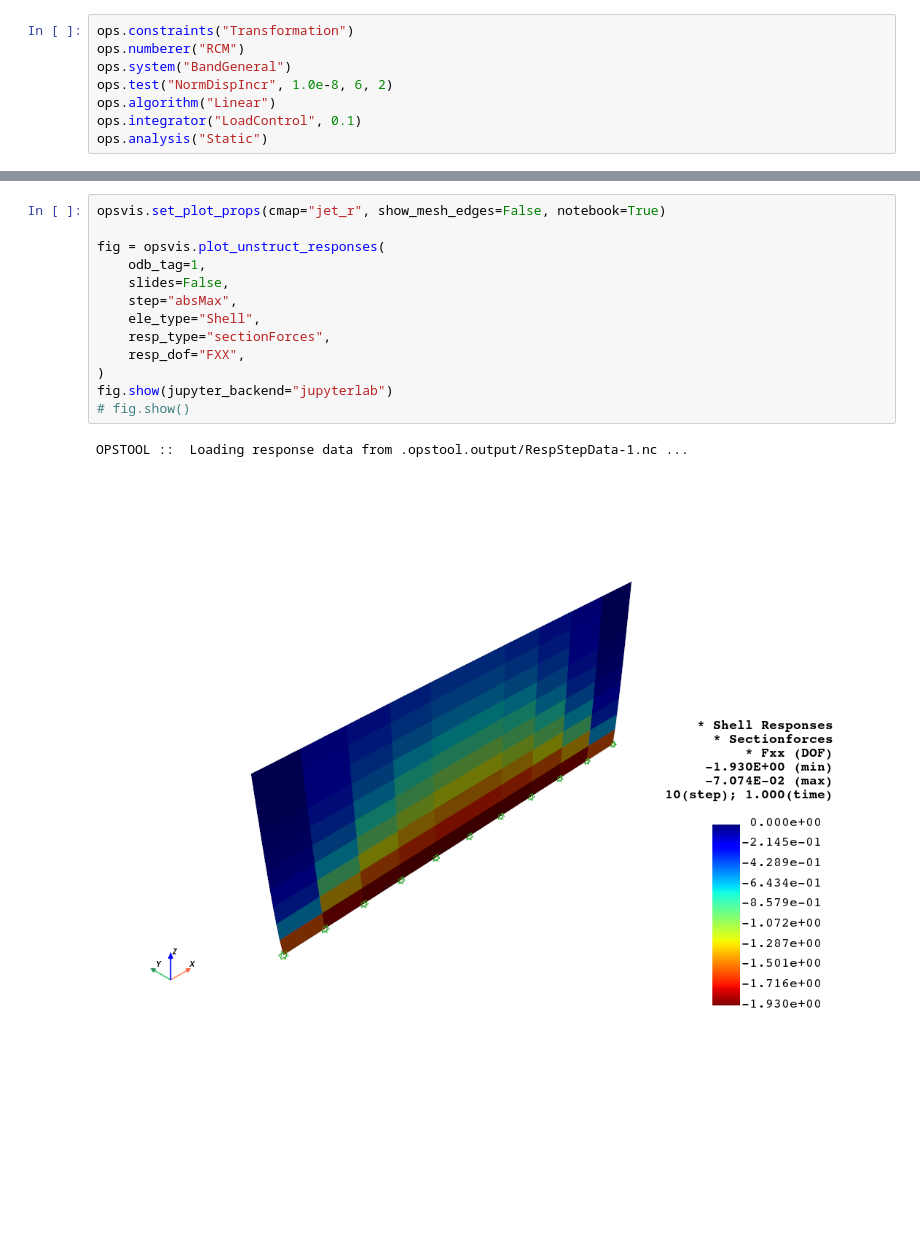
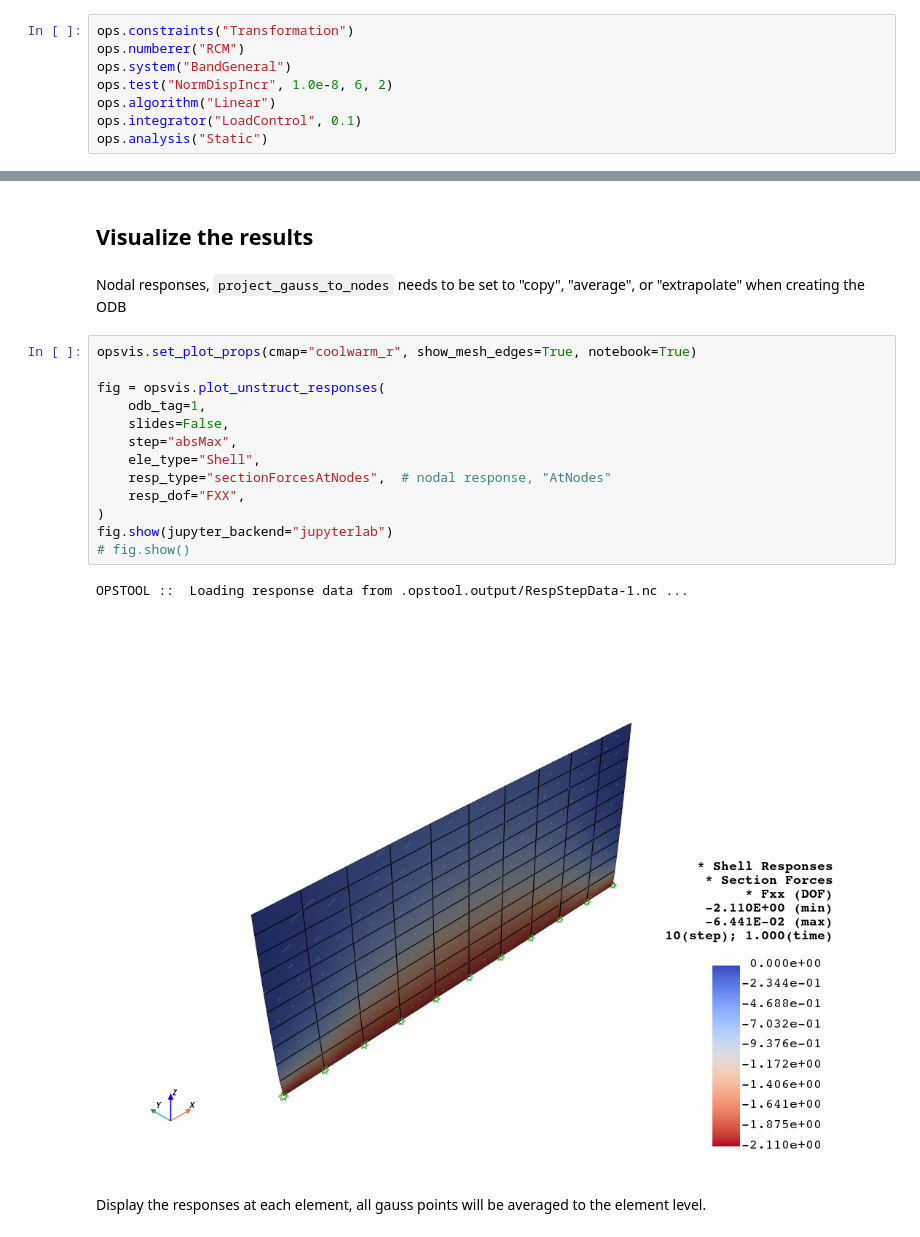
Before and after one commit to yexiang92/opstool, a Jupyter notebook: docs/src/vis/plot_shell_resp_pyvista.ipynb, the cells around one changed output, grey strips where cells are left out. Drawn from its saved outputs; the diff is of its cells as text; blank space fills up the shorter version.

```diff
--- a/docs/src/vis/plot_shell_resp_pyvista.ipynb
+++ b/docs/src/vis/plot_shell_resp_pyvista.ipynb
@@ -36,22 +45,28 @@ for i in range(10):
 ODB.save_response()
 # %% [output]
 OPSTOOL ::  All responses data with _odb_tag = 1 saved in .opstool.output/RespStepData-1.nc!
+# %% [markdown]
+## Visualize the results
+# %% [markdown]
+Nodal responses, ``project_gauss_to_nodes`` needs to be set to "copy", "average", or "extrapolate" when creating the ODB
 # %%
-opsvis.set_plot_props(cmap="jet_r", show_mesh_edges=False, notebook=True)
+opsvis.set_plot_props(cmap="coolwarm_r", show_mesh_edges=True, notebook=True)
 
 fig = opsvis.plot_unstruct_responses(
     odb_tag=1,
     slides=False,
     step="absMax",
     ele_type="Shell",
-    resp_type="sectionForces",
+    resp_type="sectionForcesAtNodes",  # nodal response, "AtNodes"
     resp_dof="FXX",
 )
 fig.show(jupyter_backend="jupyterlab")
 # fig.show()
 # %% [output]
 OPSTOOL ::  Loading response data from .opstool.output/RespStepData-1.nc ...
-[figure, old version]
+[figure, new version]
+# %% [markdown]
+Display the responses at each element, all gauss points will be averaged to the element level.
 # %%
 fig = opsvis.plot_unstruct_responses(
     odb_tag=1,
```
Also changed, not shown: parts of 7 cells of this notebook, 27 other files.
